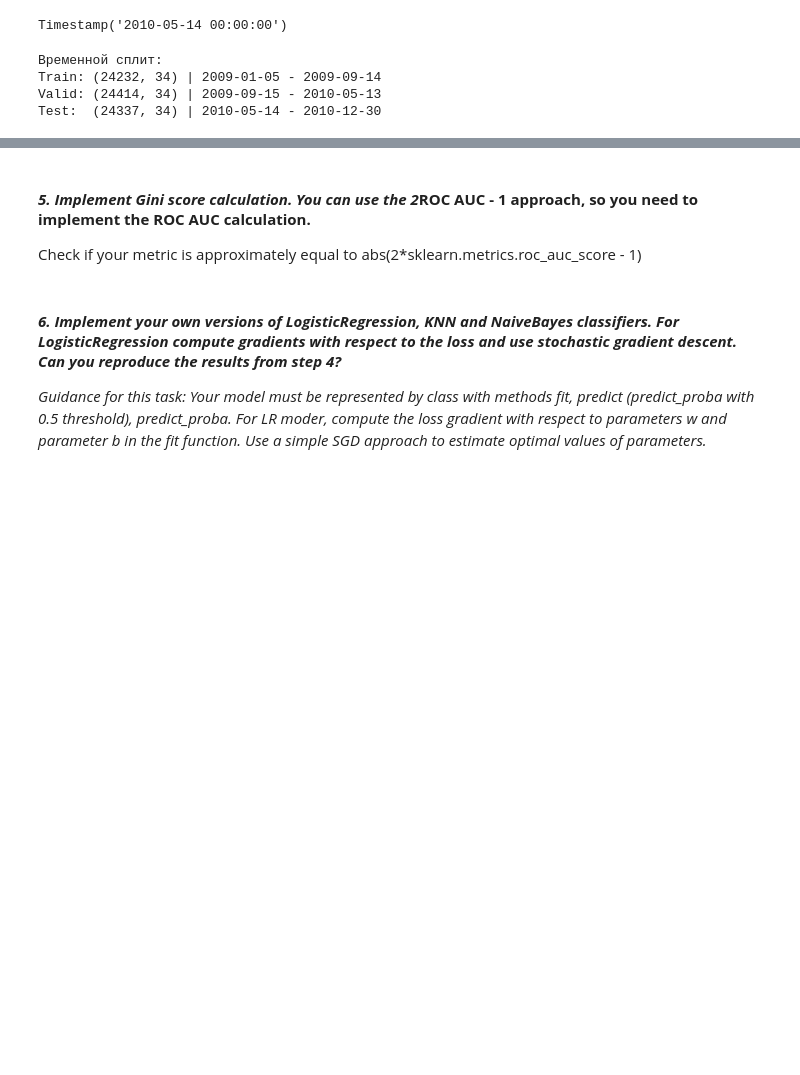
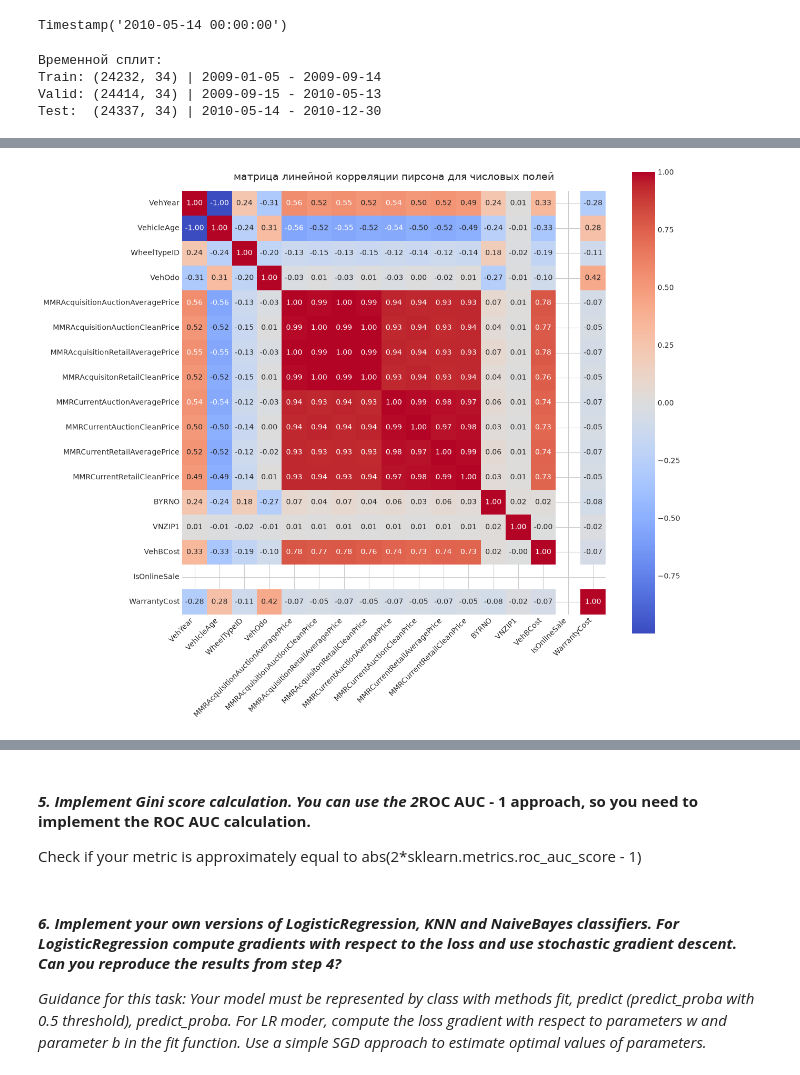
Before and after one commit to RunForJoy/ml-classification-metrics, a Jupyter notebook: src/ml_4.ipynb, the cells around one changed output, grey strips where cells are left out. Saved outputs shown, nothing was run; the diff lists cells and outputs as text; code cells hidden in the pictures; blank space fills up the shorter version.

```diff
--- a/src/ml_4.ipynb
+++ b/src/ml_4.ipynb
@@ -129,0 +217,22 @@ Test:  (24337, 34) | 2010-05-14 - 2010-12-30
+# %%
+# удаляю неинформативные технические признаки и идентификаторы сразу из всех оригинальных выборок
+first_drop = ["RefId", "AUCGUART", "PRIMEUNIT"]
+train_split = train_split.drop(columns=first_drop, errors="ignore")
+valid_split = valid_split.drop(columns=first_drop, errors="ignore")
+test_split = test_split.drop(columns=first_drop, errors="ignore")
+
+# выделяю чистые числовые признаки из обучающего набора для анализа коллинеарности
+numeric_analysis_cols = train_split.select_dtypes(include=["number"]).columns.tolist()
+if "IsBadBuy" in numeric_analysis_cols:
+    numeric_analysis_cols.remove("IsBadBuy")
+
+# рассчитываю матрицу корреляции пирсона для числовых полей
+corr_matrix = train_split[numeric_analysis_cols].corr(method="pearson")
+corr_pairs = corr_matrix.unstack()
+strong_numeric_pairs = corr_pairs[
+    (abs(corr_pairs) > 0.90) & (corr_pairs != 1.0)
+].drop_duplicates()
+
+print("сильные линейные связи между числовыми признаками (пирсон > 0.90):")
+print(strong_numeric_pairs)
+print("-" * 70)
@@ -129,0 +257,13 @@ Test:  (24337, 34) | 2010-05-14 - 2010-12-30
+# %%
+plt.style.use("seaborn-v0_8-whitegrid")
+plt.figure(figsize=(13, 11))
+
+sns.heatmap(corr_matrix, annot=True, fmt=".2f", cmap="coolwarm", cbar=True, square=True)
+
+plt.title("матрица линейной корреляции пирсона для числовых полей", fontsize=14, pad=15)
+plt.xticks(rotation=45, ha="right")
+plt.yticks(rotation=0)
+plt.tight_layout()
+plt.show()
+# %% [output]
+[figure, added]
```
Also changed, not shown: parts of 35 cells of this notebook, 3 other files.
